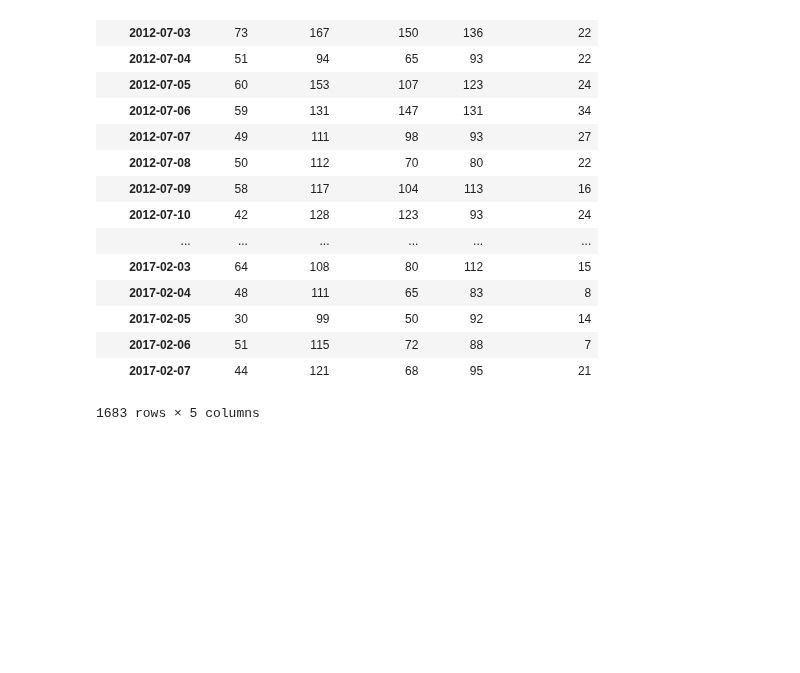
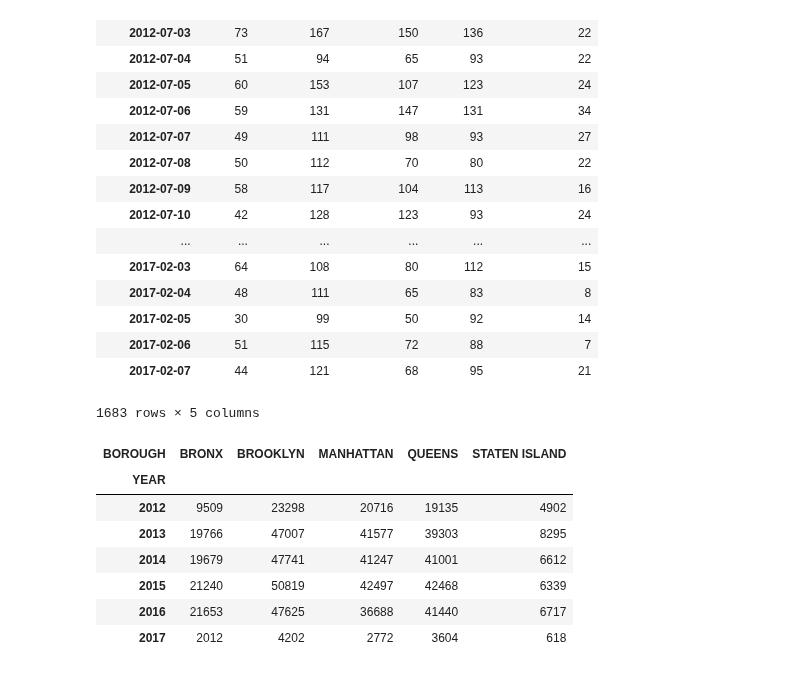
Before and after one commit to JasonSanchez/dangerous-intersections, a Jupyter notebook: accidents/Prep HighCharts Data.ipynb, the cells around one changed output. Drawn from its saved outputs; the diff is of its cells as text; code cells hidden in the pictures; blank space fills up the shorter version.

```diff
--- a/accidents/Prep HighCharts Data.ipynb
+++ b/accidents/Prep HighCharts Data.ipynb
@@ -41,0 +44,15 @@ timeseries_data.to_csv('./data/accident_timeseries_data.csv')
+# %%
+# Aggregate by borough for each year and then unstack to reflatten it back out so each
+# borough is a column.
+timeseries_yearly_data = accident_data.groupby(['YEAR', 'BOROUGH']).size().unstack(level=-1)
+# %%
+timeseries_yearly_data
+# %% [output]
+| BOROUGH | BRONX | BROOKLYN | MANHATTAN | QUEENS | STATEN ISLAND |
+| YEAR |  |  |  |  |  |
+| 2012 | 9509 | 23298 | 20716 | 19135 | 4902 |
+| 2013 | 19766 | 47007 | 41577 | 39303 | 8295 |
+| 2014 | 19679 | 47741 | 41247 | 41001 | 6612 |
+| 2015 | 21240 | 50819 | 42497 | 42468 | 6339 |
+| 2016 | 21653 | 47625 | 36688 | 41440 | 6717 |
+| 2017 | 2012 | 4202 | 2772 | 3604 | 618 |
```
Also changed, not shown: parts of 6 cells of this notebook, 8 other files.
